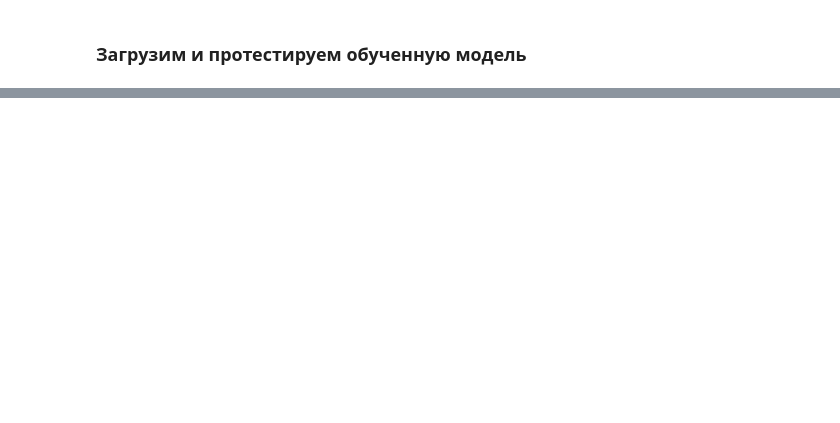
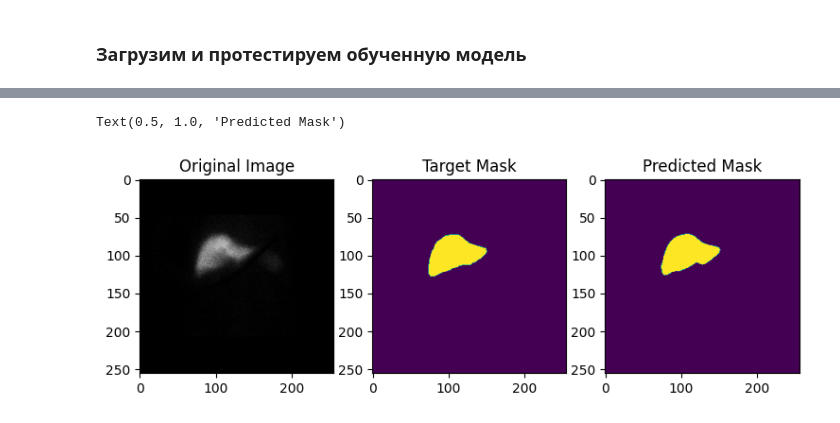
Before and after one commit to dev1cezzzzz/segmentation, a Jupyter notebook: segmentation/main.ipynb, the cells around one changed output, grey strips where cells are left out. Drawn from its saved outputs; the diff is of its cells as text; code cells hidden in the pictures; blank space fills up the shorter version.

```diff
--- a/segmentation/main.ipynb
+++ b/segmentation/main.ipynb
@@ -164,13 +220,16 @@ model.eval()
 # %%
-sample_idx = 1
+sample_idx = 0
 image, target = test_dataset[sample_idx]
 thresold = 0.8
 preds = F.sigmoid(model(image.unsqueeze(0).to(DEVICE))).squeeze(0)
 binary_preds = (preds > thresold)
 fig, ax = plt.subplots(1, 3, figsize=(9, 18))
 ax[0].imshow(image.numpy().transpose(1, 2, 0).astype(np.uint8))
 ax[0].set_title("Original Image")
 ax[1].imshow(target.numpy().transpose(1, 2, 0).astype(np.uint8))
 ax[1].set_title("Target Mask")
 ax[2].imshow(binary_preds.cpu().numpy()[0])
 ax[2].set_title("Predicted Mask")
+# %% [output]
+Text(0.5, 1.0, 'Predicted Mask')
+[figure, added]
```
Also changed, not shown: parts of 3 cells of this notebook, 8 other files.
